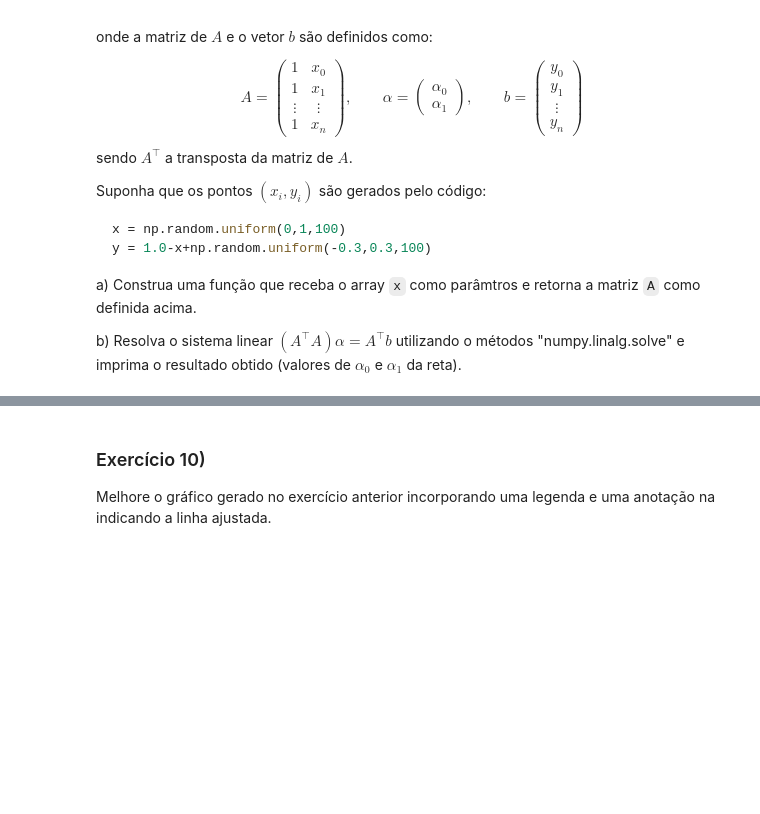
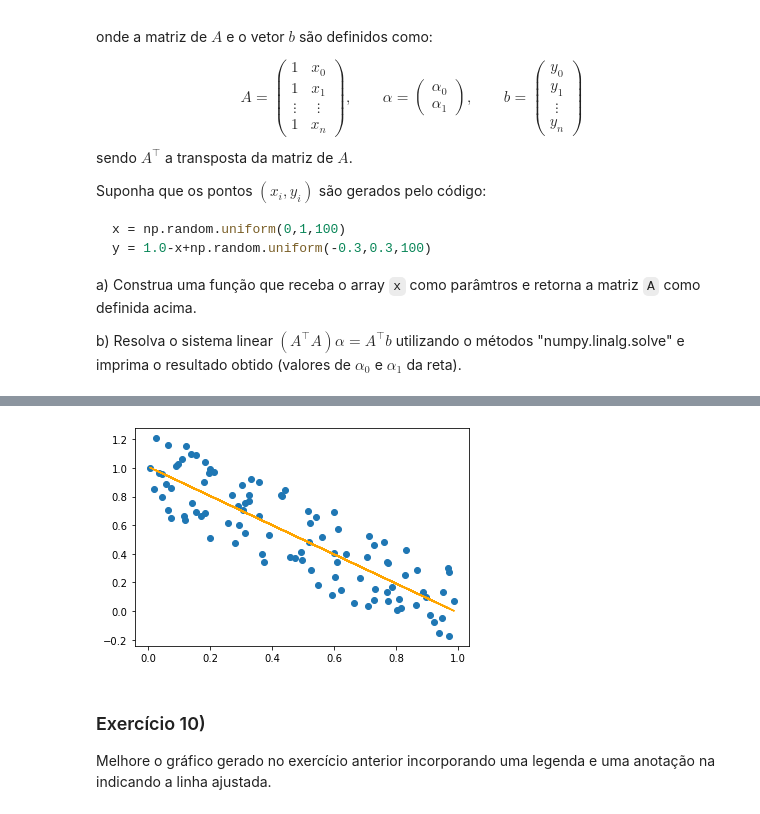
Before and after one commit to jpducatti/mba_data_science_usp, a Jupyter notebook: programacao_ciencia_dados/modulo_5/Numpy II e Matplotlib exercicios.ipynb, the cells around one changed output, grey strips where cells are left out. Drawn from its saved outputs; the diff is of its cells as text; code cells hidden in the pictures; blank space fills up the shorter version.

```diff
--- a/programacao_ciencia_dados/modulo_5/Numpy II e Matplotlib exercicios.ipynb
+++ b/programacao_ciencia_dados/modulo_5/Numpy II e Matplotlib exercicios.ipynb
@@ -248,0 +272,18 @@ b)  Resolva o sistema linear $\left(A^\top A\right)\alpha = A^\top b$ utilizando
+# %%
+np.random.seed(42)
+
+def matriz(x):
+    n = x.shape[0]
+    A = np.ones((n,2))
+    A[:,1] = x
+    return A
+
+x = np.random.uniform(0,1,100)
+y = 1.0-x+np.random.uniform(-0.3,0.3,100)
+
+A = matriz(x)
+fator_1 = np.dot(A.T,A)
+fator_2 = np.dot(A.T,y)
+coefic = np.linalg.solve(fator_1, fator_2)
+
+print(coefic)
@@ -264,3 +301,13 @@ import matplotlib.pyplot as plt
+# %%
+import matplotlib.pyplot as plt
+%matplotlib inline
+
+y_reta = coefic[0] + x*coefic[1]
+
+scatter = plt.scatter(x,y)
+line = plt.plot(x,y_reta, color='orange')
+# %% [output]
+[figure, added]
 # %% [markdown]
 ### Exercício 10)
 Melhore o gráfico gerado no exercício anterior incorporando uma legenda e uma anotação na indicando a linha ajustada.
```
Also changed, not shown: parts of 11 cells of this notebook, 1 other file.
